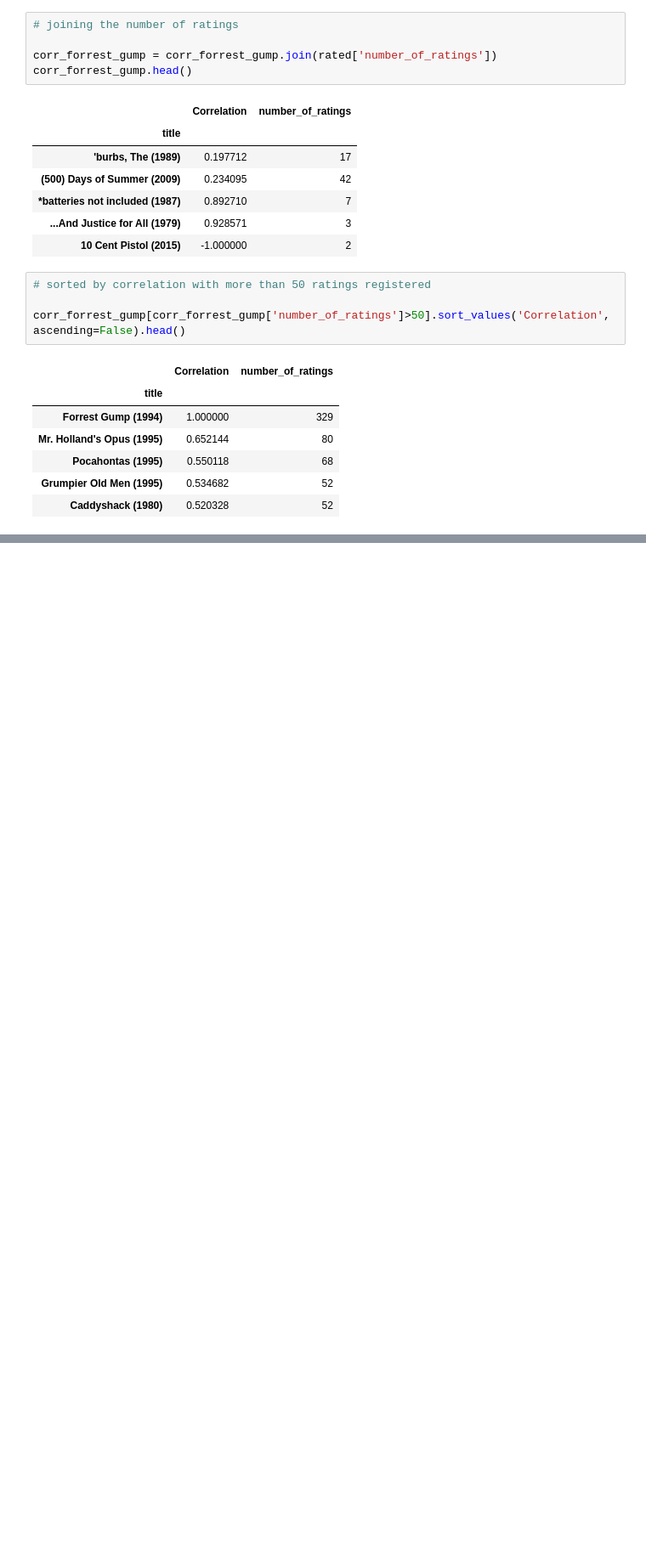
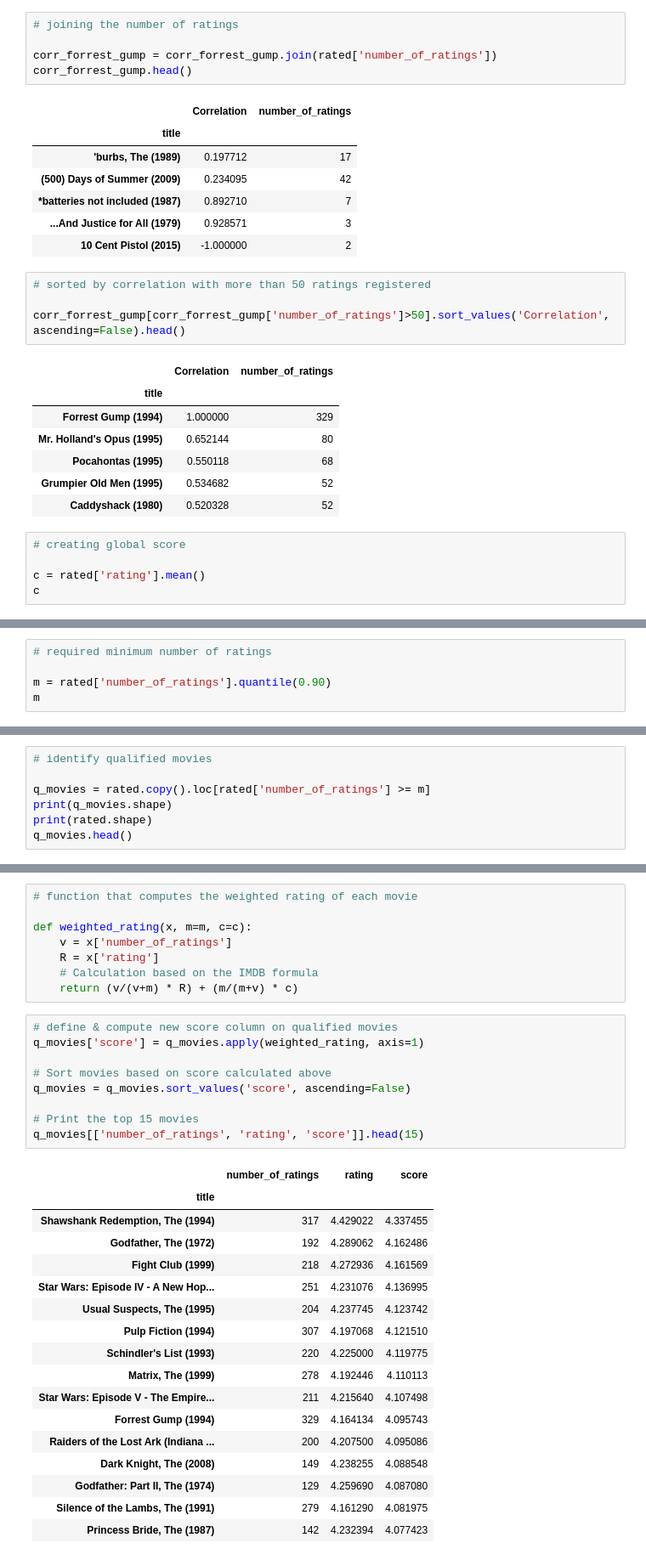
Before and after one commit to zerotropism/recommendation_system, a Jupyter notebook: recosys.ipynb, the cells around one changed output, grey strips where cells are left out. Shown at 85% size. Cells and saved outputs as stored; diff of their text form; blank space fills up the shorter version.

Commit message:
adds score based simple recommendation

```diff
--- a/recosys.ipynb
+++ b/recosys.ipynb
@@ -203,3 +203,8 @@ corr_forrest_gump[corr_forrest_gump['number_of_ratings']>50].sort_values('Correl
 | Pocahontas (1995) | 0.550118 | 68 |
 | Grumpier Old Men (1995) | 0.534682 | 52 |
 | Caddyshack (1980) | 0.520328 | 52 |
+# %%
+# creating global score
+
+c = rated['rating'].mean()
+c
@@ -205,0 +213,5 @@ corr_forrest_gump[corr_forrest_gump['number_of_ratings']>50].sort_values('Correl
+# %%
+# required minimum number of ratings
+
+m = rated['number_of_ratings'].quantile(0.90)
+m
@@ -205,0 +220,7 @@ corr_forrest_gump[corr_forrest_gump['number_of_ratings']>50].sort_values('Correl
+# %%
+# identify qualified movies
+
+q_movies = rated.copy().loc[rated['number_of_ratings'] >= m]
+print(q_movies.shape)
+print(rated.shape)
+q_movies.head()
@@ -205,0 +237,35 @@ corr_forrest_gump[corr_forrest_gump['number_of_ratings']>50].sort_values('Correl
+# %%
+# function that computes the weighted rating of each movie
+
+def weighted_rating(x, m=m, c=c):
+    v = x['number_of_ratings']
+    R = x['rating']
+    # Calculation based on the IMDB formula
+    return (v/(v+m) * R) + (m/(m+v) * c)
+# %%
+# define & compute new score column on qualified movies
+q_movies['score'] = q_movies.apply(weighted_rating, axis=1)
+
+# Sort movies based on score calculated above
+q_movies = q_movies.sort_values('score', ascending=False)
+
+# Print the top 15 movies
+q_movies[['number_of_ratings', 'rating', 'score']].head(15)
+# %% [output]
+|  | number_of_ratings | rating | score |
+| title |  |  |  |
+| Shawshank Redemption, The (1994) | 317 | 4.429022 | 4.337455 |
+| Godfather, The (1972) | 192 | 4.289062 | 4.162486 |
+| Fight Club (1999) | 218 | 4.272936 | 4.161569 |
+| Star Wars: Episode IV - A New Hop... | 251 | 4.231076 | 4.136995 |
+| Usual Suspects, The (1995) | 204 | 4.237745 | 4.123742 |
+| Pulp Fiction (1994) | 307 | 4.197068 | 4.121510 |
+| Schindler's List (1993) | 220 | 4.225000 | 4.119775 |
+| Matrix, The (1999) | 278 | 4.192446 | 4.110113 |
+| Star Wars: Episode V - The Empire... | 211 | 4.215640 | 4.107498 |
+| Forrest Gump (1994) | 329 | 4.164134 | 4.095743 |
+| Raiders of the Lost Ark (Indiana ... | 200 | 4.207500 | 4.095086 |
+| Dark Knight, The (2008) | 149 | 4.238255 | 4.088548 |
+| Godfather: Part II, The (1974) | 129 | 4.259690 | 4.087080 |
+| Silence of the Lambs, The (1991) | 279 | 4.161290 | 4.081975 |
+| Princess Bride, The (1987) | 142 | 4.232394 | 4.077423 |
```
Also changed, not shown: parts of 6 cells of this notebook, 2 other files.
